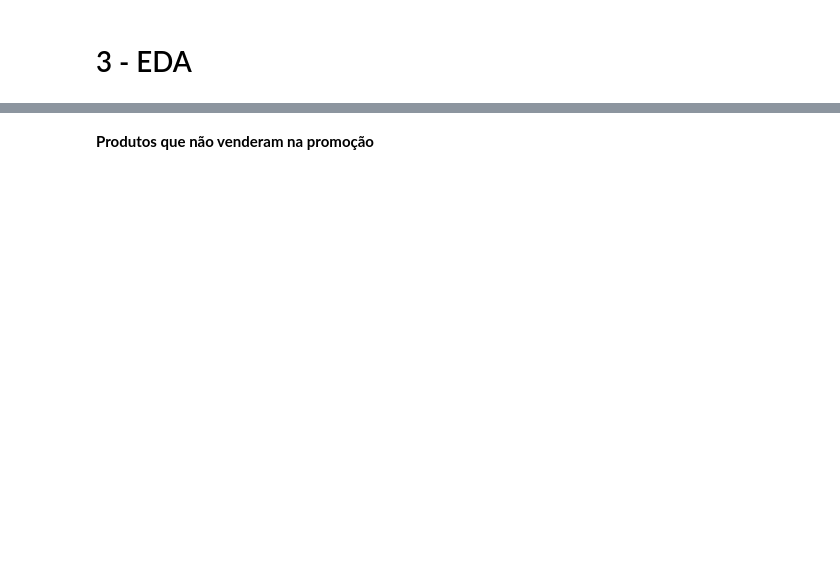
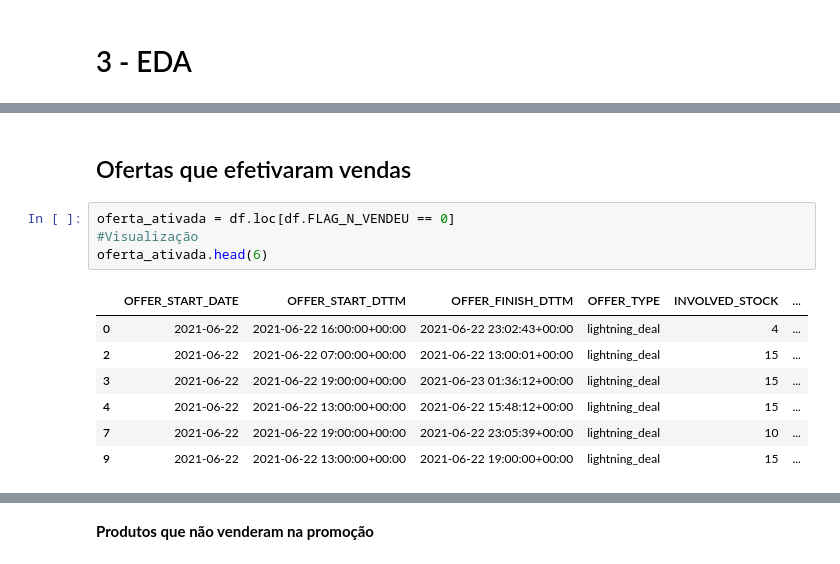
Before and after one commit to santoshenrique2021/case_mercado_livre, a Jupyter notebook: Case_Mercado_Livre.ipynb, the cells around one changed output, grey strips where cells are left out. Drawn from its saved outputs; the diff is of its cells as text; blank space fills up the shorter version.

```diff
--- a/Case_Mercado_Livre.ipynb
+++ b/Case_Mercado_Livre.ipynb
@@ -203,0 +620,14 @@ df.head(3) #7 variáveis foram criadas (Gera um CSV com as variáveis criadas)
+# %% [markdown]
+## Ofertas que efetivaram vendas
+# %%
+oferta_ativada = df.loc[df.FLAG_N_VENDEU == 0]
+#Visualização
+oferta_ativada.head(6)
+# %% [output]
+|  | OFFER_START_DATE | OFFER_START_DTTM | OFFER_FINISH_DTTM | OFFER_TYPE | INVOLVED_STOCK | ... |
+| 0 | 2021-06-22 | 2021-06-22 16:00:00+00:00 | 2021-06-22 23:02:43+00:00 | lightning_deal | 4 | ... |
+| 2 | 2021-06-22 | 2021-06-22 07:00:00+00:00 | 2021-06-22 13:00:01+00:00 | lightning_deal | 15 | ... |
+| 3 | 2021-06-22 | 2021-06-22 19:00:00+00:00 | 2021-06-23 01:36:12+00:00 | lightning_deal | 15 | ... |
+| 4 | 2021-06-22 | 2021-06-22 13:00:00+00:00 | 2021-06-22 15:48:12+00:00 | lightning_deal | 15 | ... |
+| 7 | 2021-06-22 | 2021-06-22 19:00:00+00:00 | 2021-06-22 23:05:39+00:00 | lightning_deal | 10 | ... |
+| 9 | 2021-06-22 | 2021-06-22 13:00:00+00:00 | 2021-06-22 19:00:00+00:00 | lightning_deal | 15 | ... |
```
Also changed, not shown: parts of 87 cells of this notebook, 2 other files.
